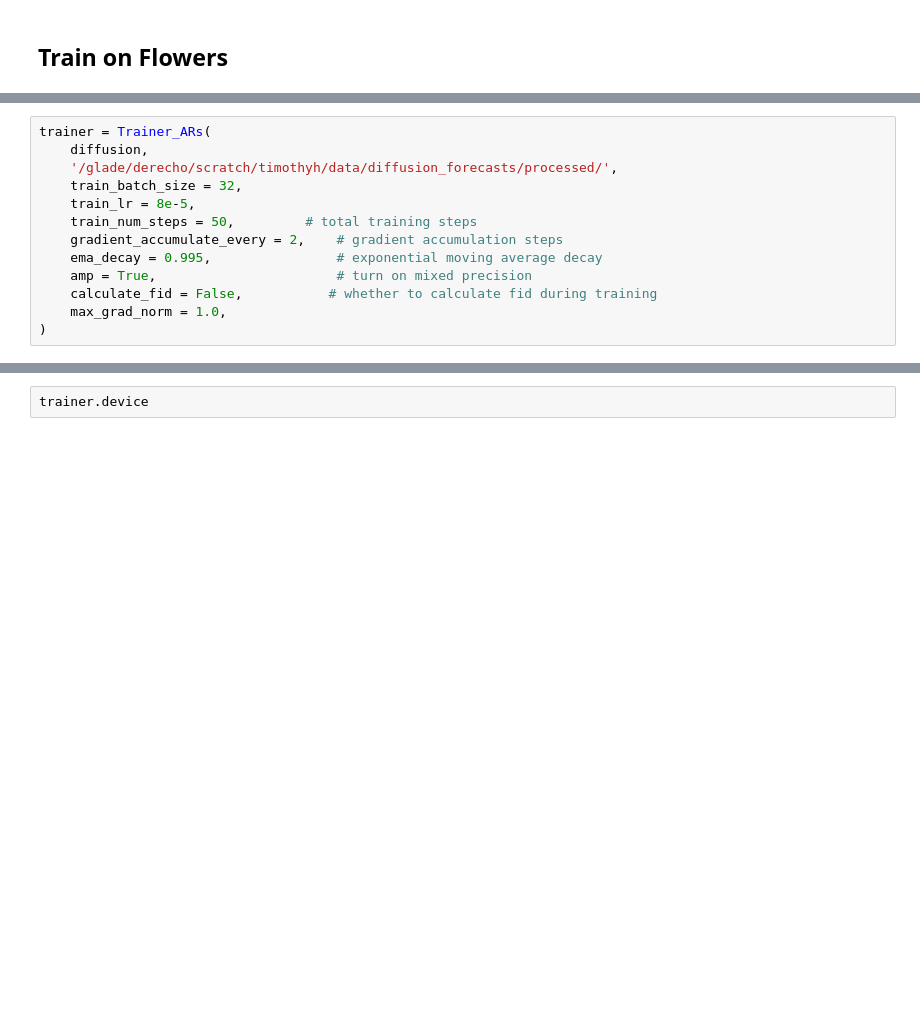
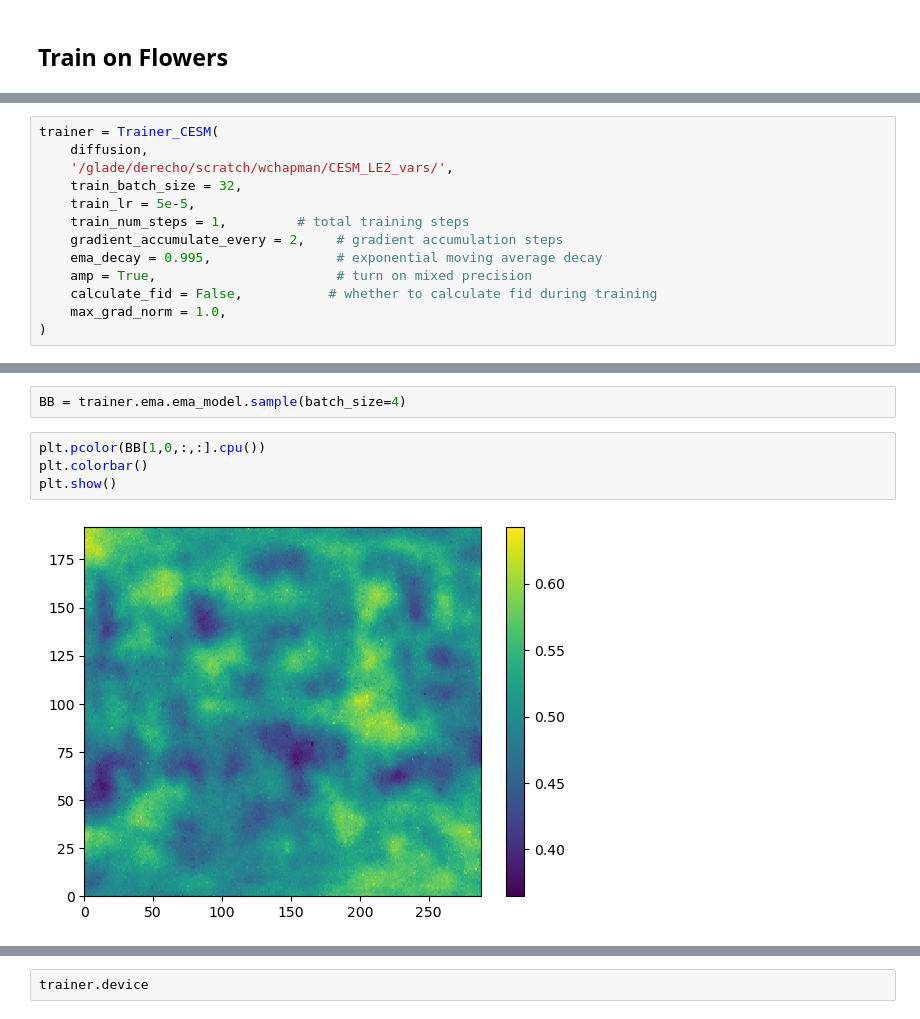
Before and after one commit to WillyChap/denoising-diffusion-pytorch, a Jupyter notebook: Development.ipynb, the cells around one changed output, grey strips where cells are left out. Saved outputs shown, nothing was run; the diff lists cells and outputs as text; blank space fills up the shorter version.

```diff
--- a/Development.ipynb
+++ b/Development.ipynb
@@ -1215,12 +1300,12 @@ diffusion = GaussianDiffusion_AR(
 )
 diffusion.is_ddim_sampling = True
 # %%
-trainer = Trainer_ARs(
+trainer = Trainer_CESM(
     diffusion,
-    '/glade/derecho/scratch/timothyh/data/diffusion_forecasts/processed/',
+    '/glade/derecho/scratch/wchapman/CESM_LE2_vars/',
     train_batch_size = 32,
-    train_lr = 8e-5,
-    train_num_steps = 50,         # total training steps
+    train_lr = 5e-5,
+    train_num_steps = 1,         # total training steps
     gradient_accumulate_every = 2,    # gradient accumulation steps
     ema_decay = 0.995,                # exponential moving average decay
     amp = True,                       # turn on mixed precision
@@ -1233,0 +1345,8 @@ training complete
+# %%
+BB = trainer.ema.ema_model.sample(batch_size=4)
+# %%
+plt.pcolor(BB[1,0,:,:].cpu())
+plt.colorbar()
+plt.show()
+# %% [output]
+[figure, added]
```
Also changed, not shown: parts of 38 cells of this notebook, 11 other files.
